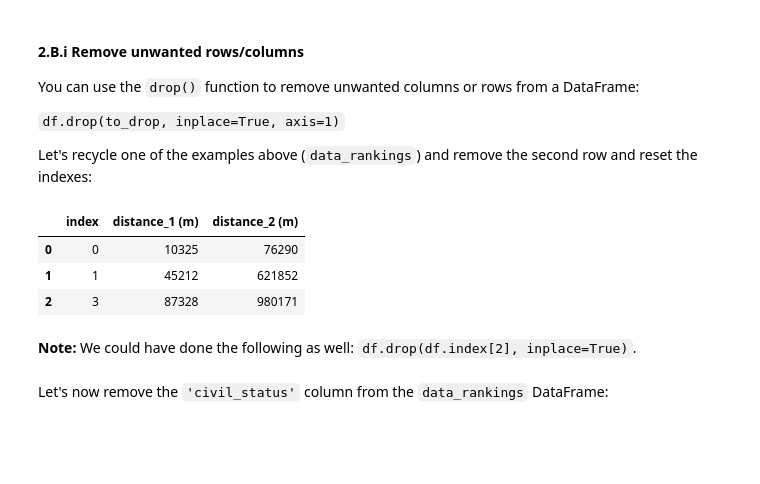
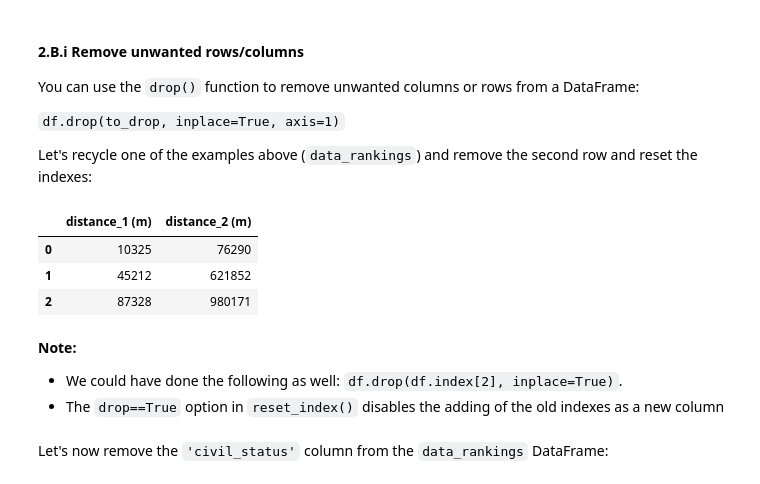
Before and after one commit to jbossios/python-tutorial, a Jupyter notebook: Jupyter-Notebooks/04_NumPy_and_pandas.ipynb, the cells around one changed output. Saved outputs shown, nothing was run; the diff lists cells and outputs as text; code cells hidden in the pictures; blank space fills up the shorter version.

Commit message:
Add drop==True when using reset_index()
to avoid creating a new column with old indexes and explain it

````diff
--- a/Jupyter-Notebooks/04_NumPy_and_pandas.ipynb
+++ b/Jupyter-Notebooks/04_NumPy_and_pandas.ipynb
@@ -1274,15 +1274,17 @@
 # %%
 df = pd.DataFrame(data_dict)
 df.drop(2, inplace=True)
-df.reset_index(inplace=True)  # force to reset indexing, so there are no missing indexes
+df.reset_index(inplace=True, drop=True)  # force to reset indexing, so there are no missing indexes
 df.head()
 # %% [output]
-|  | index | distance_1 (m) | distance_2 (m) |
-| 0 | 0 | 10325 | 76290 |
-| 1 | 1 | 45212 | 621852 |
-| 2 | 3 | 87328 | 980171 |
+|  | distance_1 (m) | distance_2 (m) |
+| 0 | 10325 | 76290 |
+| 1 | 45212 | 621852 |
+| 2 | 87328 | 980171 |
 # %% [markdown]
-**Note:** We could have done the following as well: ```df.drop(df.index[2], inplace=True)```.
+**Note:**
+- We could have done the following as well: ```df.drop(df.index[2], inplace=True)```.
+- The ```drop==True``` option in ```reset_index()``` disables the adding of the old indexes as a new column
 # %% [markdown]
 Let's now remove the ```'civil_status'``` column from the ```data_rankings``` DataFrame:
 # %%
````
